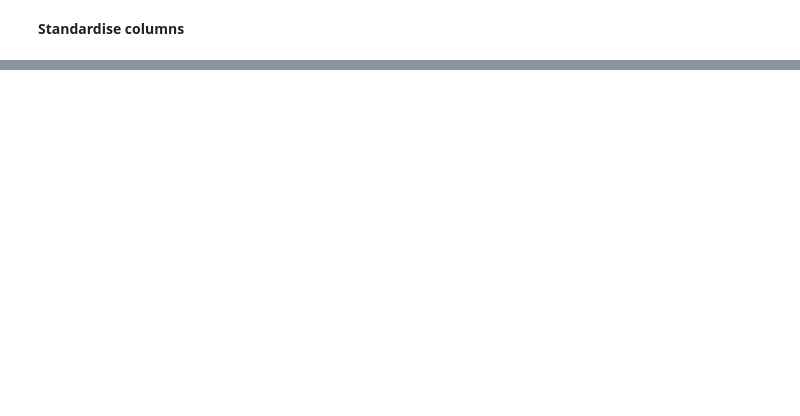
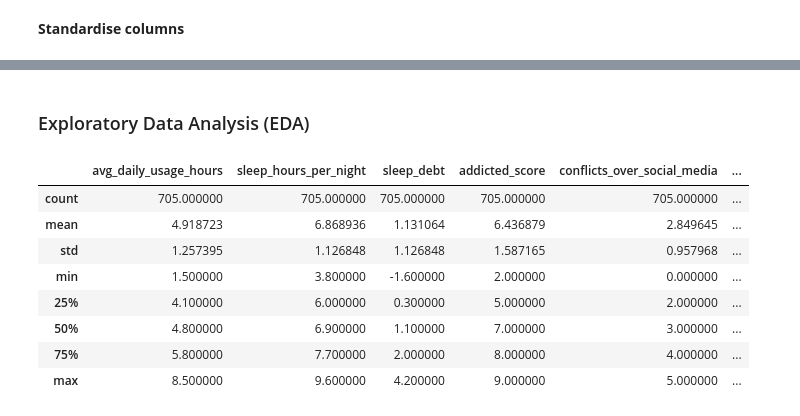
Before and after one commit to lschuler-dotcom/capstone_project, a Jupyter notebook: notebooks/capstone_project.ipynb, the cells around one changed output, grey strips where cells are left out. Cells and saved outputs as stored; diff of their text form; code cells hidden in the pictures; blank space fills up the shorter version.

```diff
--- a/notebooks/capstone_project.ipynb
+++ b/notebooks/capstone_project.ipynb
@@ -202,0 +622,3 @@ df_consol.info()
+# %%
+# Simplify df name
+df_cleaned = df_consol_v2.copy()
@@ -202,0 +636,5 @@ df_consol.info()
+# %%
+
+# Create sleep debt
+df_cleaned['sleep_debt'] = (8-df_cleaned['sleep_hours_per_night'])
+df_cleaned[['student_id','sleep_hours_per_night','sleep_debt']].sort_values(by="sleep_hours_per_night",ascending=True).head()
@@ -202,0 +648,34 @@ df_consol.info()
+# %%
+# Create Usage Bucket
+max_hours = df_cleaned["avg_daily_usage_hours"].max()
+
+df_cleaned["usage_bucket"] = pd.cut(
+    df["avg_daily_usage_hours"],
+    bins=[0, 2, 4, 6, max_hours],
+    labels=["Light", "Moderate", "Heavy", "Extreme"],
+    include_lowest=True
+)
+# %%
+# Create gdp and population growth (%)
+df_cleaned["yoy_gdp_pct"] = (df_cleaned["gdp_2024"] - df_cleaned["gdp_2023"]) / df_cleaned["gdp_2023"].replace(0, pd.NA) * 100
+df_cleaned["yoy_pop_pct"] = (df_cleaned["pop_2024"] - df_cleaned["pop_2023"]) / df_cleaned["pop_2023"].replace(0, pd.NA) * 100
+# df_cleaned.groupby('country_name')[['yoy_gdp_pct','yoy_pop_pct']].mean().sort_values(by='yoy_gdp_pct', ascending=False)
+# %% [markdown]
+### Exploratory Data Analysis (EDA)
+# %%
+df_cleaned[["avg_daily_usage_hours",
+            "sleep_hours_per_night",
+            "sleep_debt",
+            "addicted_score",
+            "conflicts_over_social_media",
+            "mental_health_score"]].describe()
+# %% [output]
+|  | avg_daily_usage_hours | sleep_hours_per_night | sleep_debt | addicted_score | conflicts_over_social_media | ... |
+| count | 705.000000 | 705.000000 | 705.000000 | 705.000000 | 705.000000 | ... |
+| mean | 4.918723 | 6.868936 | 1.131064 | 6.436879 | 2.849645 | ... |
+| std | 1.257395 | 1.126848 | 1.126848 | 1.587165 | 0.957968 | ... |
+| min | 1.500000 | 3.800000 | -1.600000 | 2.000000 | 0.000000 | ... |
+| 25% | 4.100000 | 6.000000 | 0.300000 | 5.000000 | 2.000000 | ... |
+| 50% | 4.800000 | 6.900000 | 1.100000 | 7.000000 | 3.000000 | ... |
+| 75% | 5.800000 | 7.700000 | 2.000000 | 8.000000 | 4.000000 | ... |
+| max | 8.500000 | 9.600000 | 4.200000 | 9.000000 | 5.000000 | ... |
```
Also changed, not shown: parts of 73 cells of this notebook.
